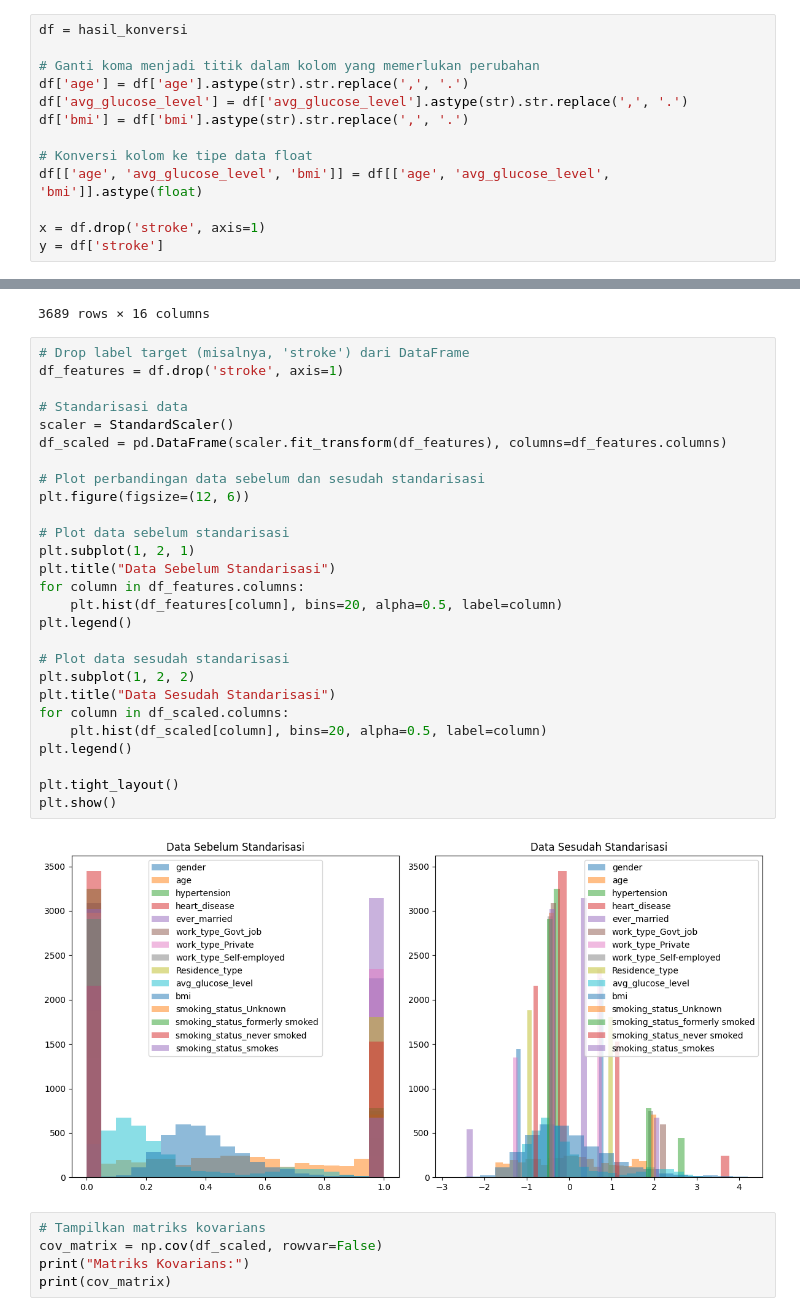
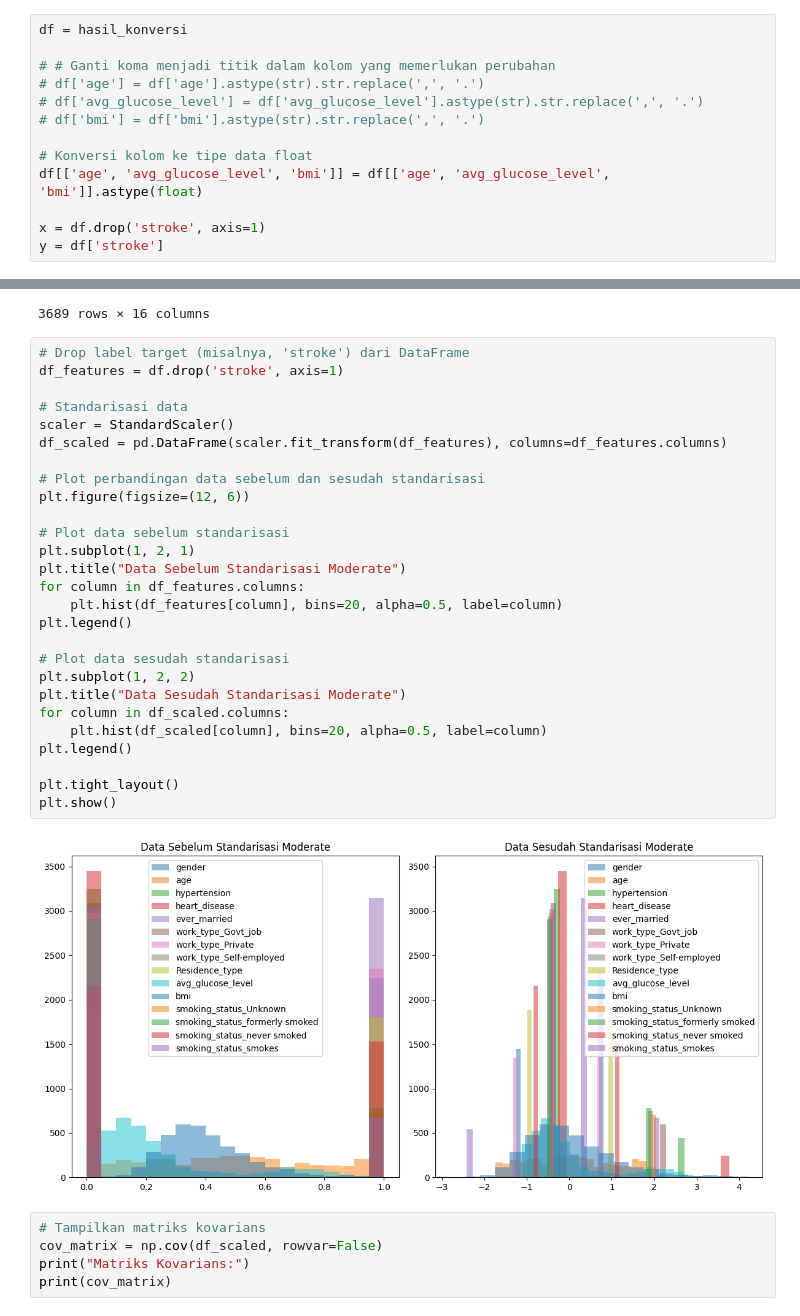
Before and after one commit to avillarafi45/TugasAkhirStrokePrediction, a Jupyter notebook: TugasAkhir.ipynb, the cells around one changed output, grey strips where cells are left out. Drawn from its saved outputs; the diff is of its cells as text.

```diff
--- a/TugasAkhir.ipynb
+++ b/TugasAkhir.ipynb
@@ -519,10 +484,10 @@ hasil_konversi
 # %%
 df = hasil_konversi
 
-# Ganti koma menjadi titik dalam kolom yang memerlukan perubahan
-df['age'] = df['age'].astype(str).str.replace(',', '.')
-df['avg_glucose_level'] = df['avg_glucose_level'].astype(str).str.replace(',', '.')
-df['bmi'] = df['bmi'].astype(str).str.replace(',', '.')
+# # Ganti koma menjadi titik dalam kolom yang memerlukan perubahan
+# df['age'] = df['age'].astype(str).str.replace(',', '.')
+# df['avg_glucose_level'] = df['avg_glucose_level'].astype(str).str.replace(',', '.')
+# df['bmi'] = df['bmi'].astype(str).str.replace(',', '.')
 
 # Konversi kolom ke tipe data float
 df[['age', 'avg_glucose_level', 'bmi']] = df[['age', 'avg_glucose_level', 'bmi']].astype(float)
@@ -558,32 +523,32 @@ df
 # %%
 # Drop label target (misalnya, 'stroke') dari DataFrame
 df_features = df.drop('stroke', axis=1)
 
 # Standarisasi data
 scaler = StandardScaler()
 df_scaled = pd.DataFrame(scaler.fit_transform(df_features), columns=df_features.columns)
 
 # Plot perbandingan data sebelum dan sesudah standarisasi
 plt.figure(figsize=(12, 6))
 
 # Plot data sebelum standarisasi
 plt.subplot(1, 2, 1)
-plt.title("Data Sebelum Standarisasi")
+plt.title("Data Sebelum Standarisasi Moderate")
 for column in df_features.columns:
     plt.hist(df_features[column], bins=20, alpha=0.5, label=column)
 plt.legend()
 
 # Plot data sesudah standarisasi
 plt.subplot(1, 2, 2)
-plt.title("Data Sesudah Standarisasi")
+plt.title("Data Sesudah Standarisasi Moderate")
 for column in df_scaled.columns:
     plt.hist(df_scaled[column], bins=20, alpha=0.5, label=column)
 plt.legend()
 
 plt.tight_layout()
 plt.show()
 # %% [output]
-[figure, old version]
+[figure, new version]
 # %%
 # Tampilkan matriks kovarians
 cov_matrix = np.cov(df_scaled, rowvar=False)
```
Also changed, not shown: parts of 15 cells of this notebook, 9 other files.
